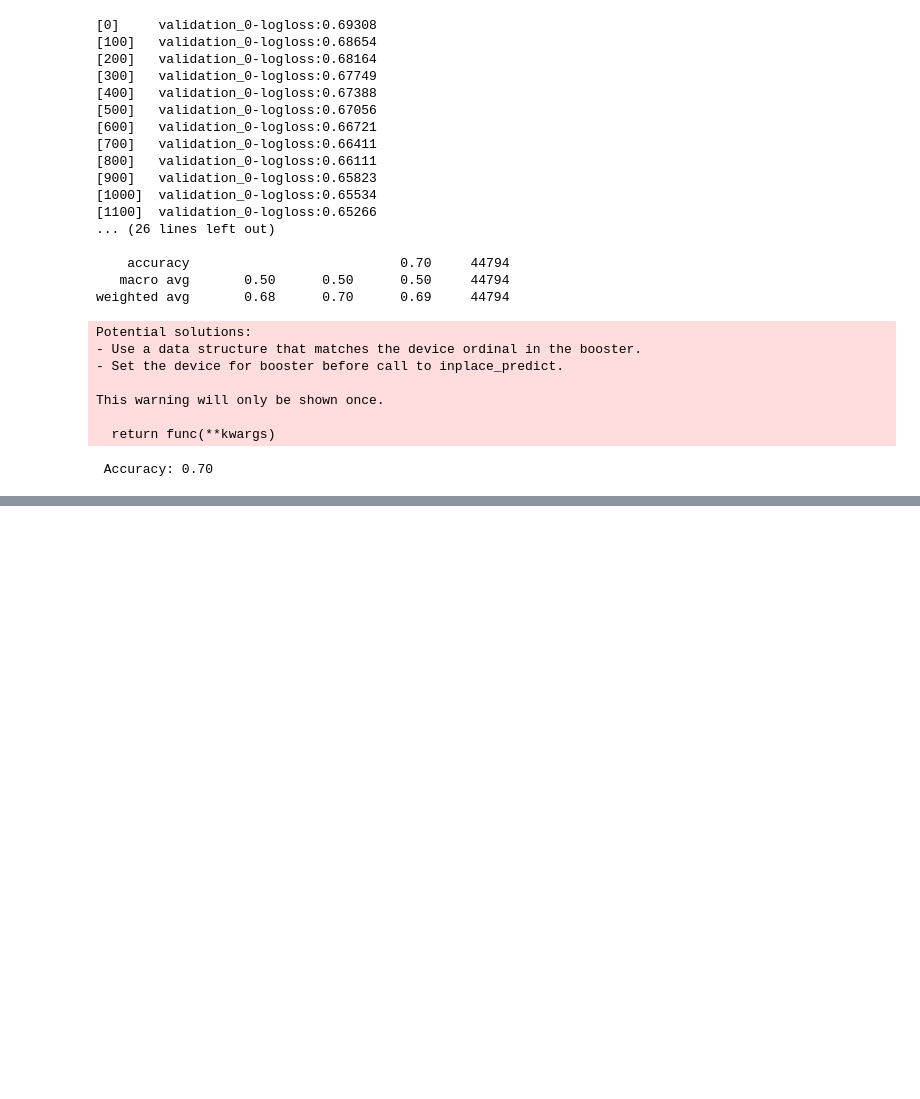
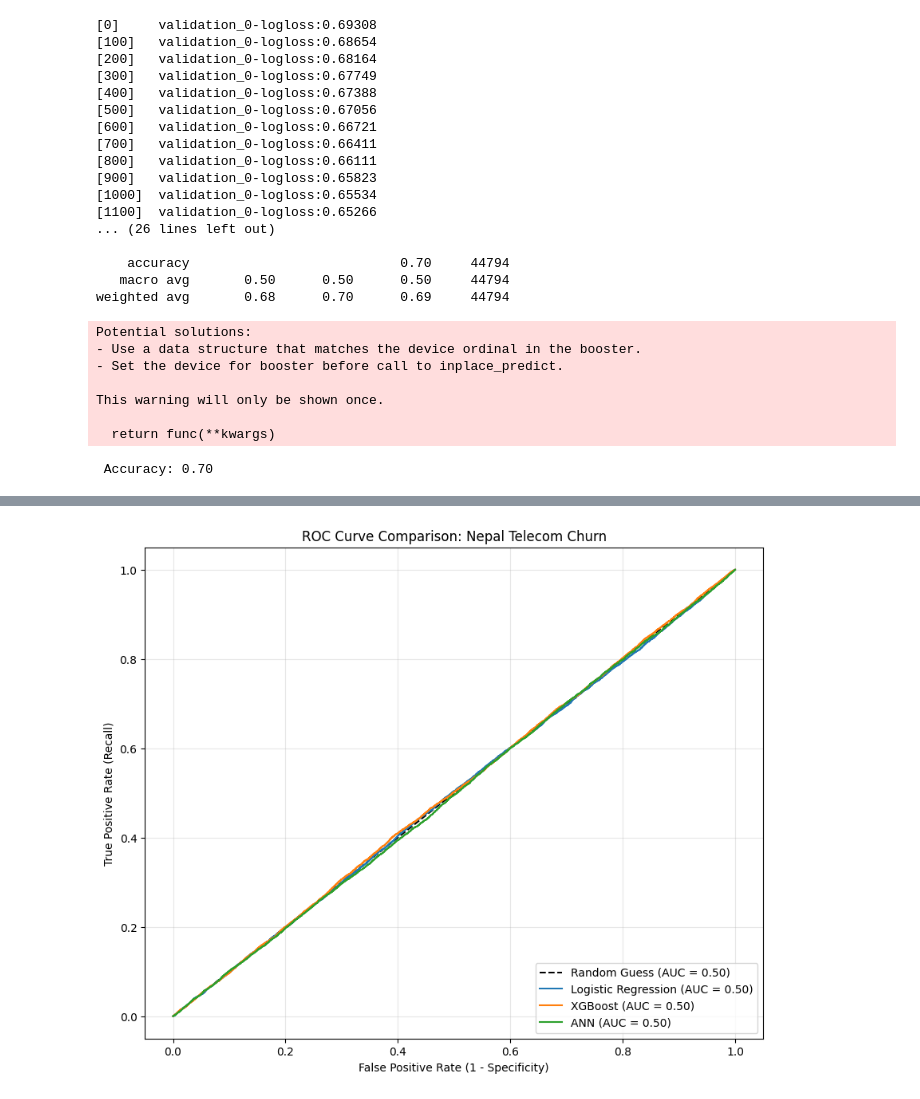
Before and after one commit to Gyawalisahaj/telco-churn-prediction, a Jupyter notebook: notebook/modeltraining.ipynb, the cells around one changed output, grey strips where cells are left out. Saved outputs shown, nothing was run; the diff lists cells and outputs as text; code cells hidden in the pictures; blank space fills up the shorter version.

```diff
--- a/notebook/modeltraining.ipynb
+++ b/notebook/modeltraining.ipynb
@@ -302,0 +311,33 @@ Epoch 26/50
+# %%
+from sklearn.metrics import roc_curve, auc
+import matplotlib.pyplot as plt
+
+#  Get probabilities for each model
+y_prob_log =baseline_model.predict_proba(X_test)[:, 1]
+y_prob_xgb = main_model.predict_proba(X_test)[:, 1]
+y_prob_ann = model.predict(X_test).ravel()
+
+#  Setup the Plot
+plt.figure(figsize=(10, 8))
+plt.plot([0, 1], [0, 1], 'k--', label='Random Guess (AUC = 0.50)')
+
+#  Calculate and Plot each model
+models = [
+    ('Logistic Regression', y_prob_log),
+    ('XGBoost', y_prob_xgb),
+    ('ANN', y_prob_ann)
+]
+
+for name, probs in models:
+    fpr, tpr, _ = roc_curve(y_test, probs)
+    score = auc(fpr, tpr)
+    plt.plot(fpr, tpr, label=f'{name} (AUC = {score:.2f})')
+
+# 4. Final Formatting
+plt.xlabel('False Positive Rate (1 - Specificity)')
+plt.ylabel('True Positive Rate (Recall)')
+plt.title('ROC Curve Comparison: Nepal Telecom Churn')
+plt.legend(loc='lower right')
+plt.grid(alpha=0.3)
+plt.show()
+# %% [output]
@@ -302,0 +345 @@ Epoch 26/50
+[figure, added]
```
Also changed, not shown: parts of 15 cells of this notebook.
